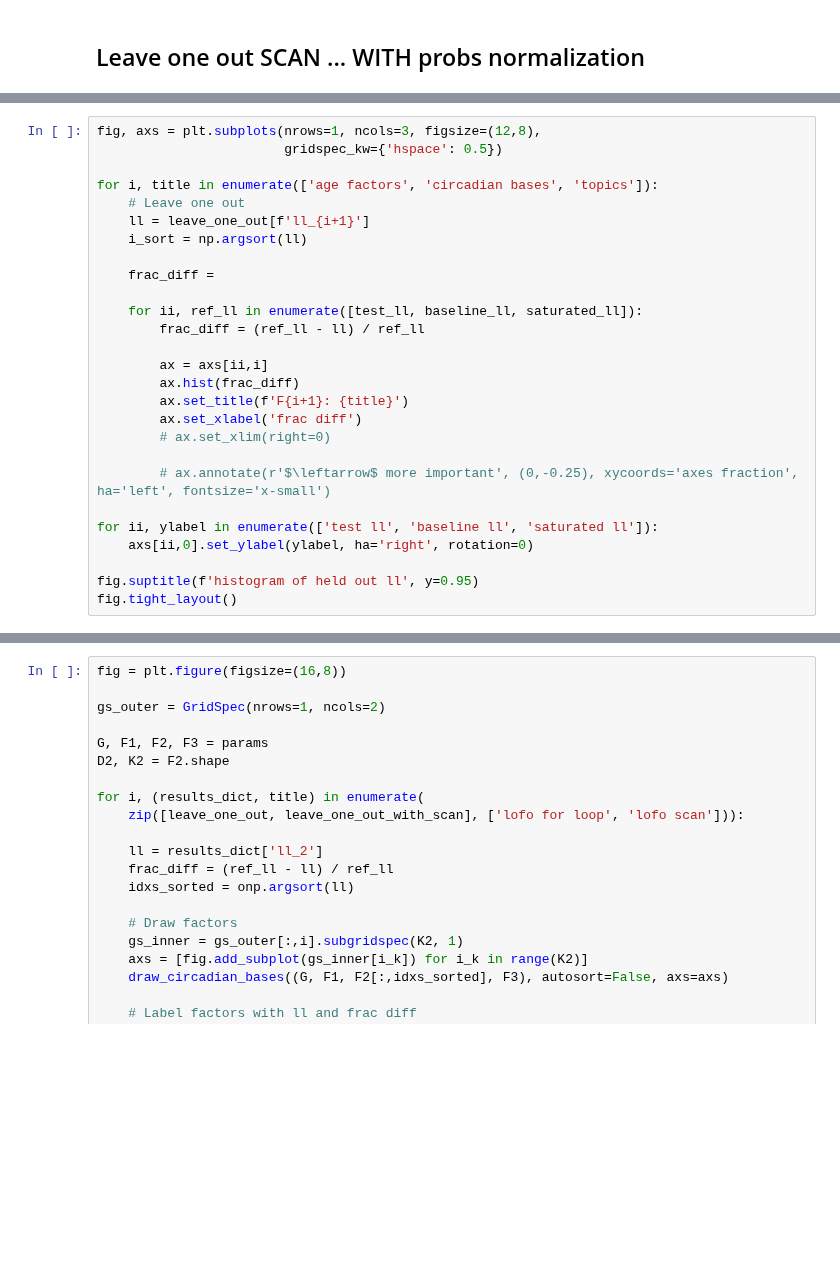
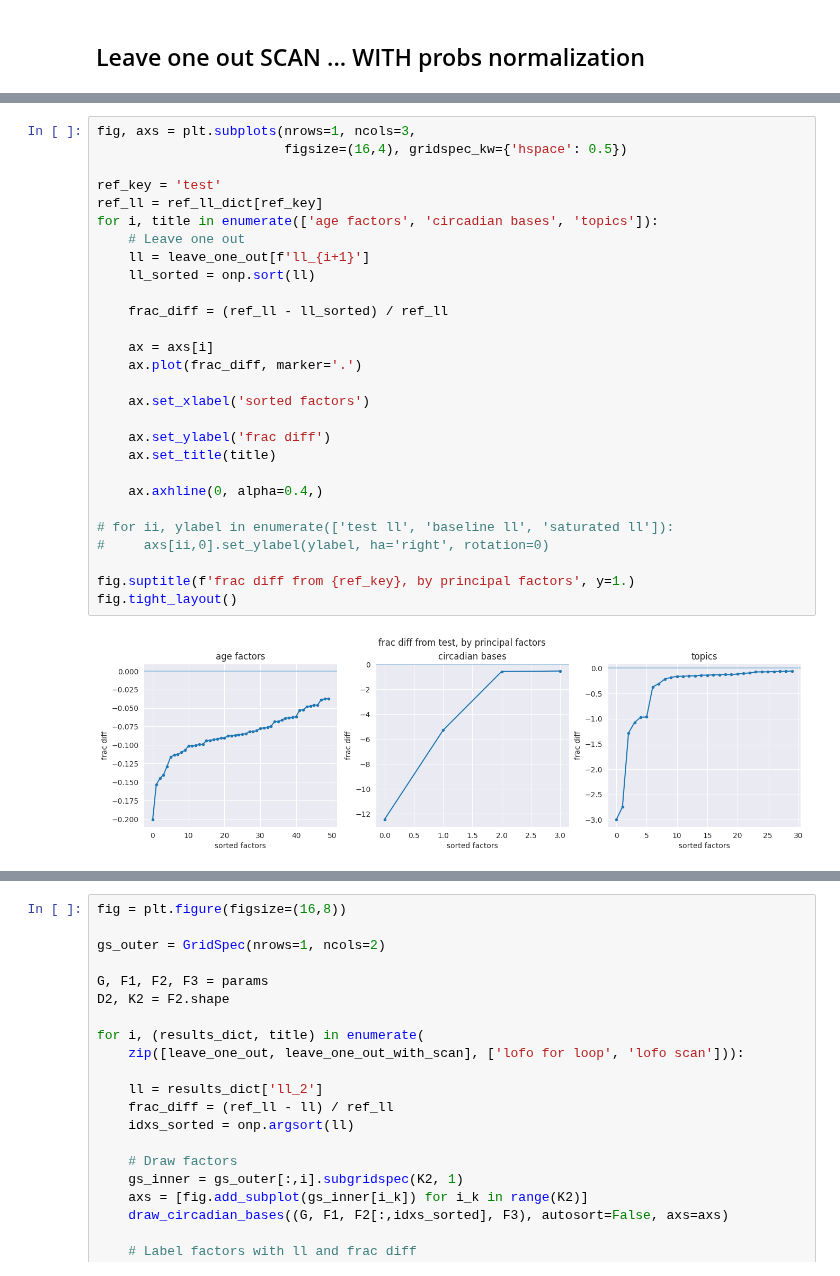
Before and after one commit to lindermanlab/dirichlet-tucker, a Jupyter notebook: analysis/kf-2023-11-07-loo-factor.ipynb, the cells around one changed output, grey strips where cells are left out. Drawn from its saved outputs; the diff is of its cells as text; blank space fills up the shorter version.

Commit message:
compare frac diff versus different reference lls

```diff
--- a/analysis/kf-2023-11-07-loo-factor.ipynb
+++ b/analysis/kf-2023-11-07-loo-factor.ipynb
@@ -159,27 +158,30 @@ fig.tight_layout()
 # %%
-fig, axs = plt.subplots(nrows=1, ncols=3, figsize=(12,8),
-                        gridspec_kw={'hspace': 0.5})
+fig, axs = plt.subplots(nrows=1, ncols=3,
+                        figsize=(16,4), gridspec_kw={'hspace': 0.5})
 
+ref_key = 'test'
+ref_ll = ref_ll_dict[ref_key]
 for i, title in enumerate(['age factors', 'circadian bases', 'topics']):
     # Leave one out
     ll = leave_one_out[f'll_{i+1}']
-    i_sort = np.argsort(ll)
+    ll_sorted = onp.sort(ll)
 
-    frac_diff =
+    frac_diff = (ref_ll - ll_sorted) / ref_ll
 
-    for ii, ref_ll in enumerate([test_ll, baseline_ll, saturated_ll]):
-        frac_diff = (ref_ll - ll) / ref_ll
+    ax = axs[i]
+    ax.plot(frac_diff, marker='.')
 
-        ax = axs[ii,i]
-        ax.hist(frac_diff)
-        ax.set_title(f'F{i+1}: {title}')
-        ax.set_xlabel('frac diff')
-        # ax.set_xlim(right=0)
+    ax.set_xlabel('sorted factors')
 
-        # ax.annotate(r'$\leftarrow$ more important', (0,-0.25), xycoords='axes fraction', ha='left', fontsize='x-small')
+    ax.set_ylabel('frac diff')
+    ax.set_title(title)
 
-for ii, ylabel in enumerate(['test ll', 'baseline ll', 'saturated ll']):
-    axs[ii,0].set_ylabel(ylabel, ha='right', rotation=0)
+    ax.axhline(0, alpha=0.4,)
 
-fig.suptitle(f'histogram of held out ll', y=0.95)
+# for ii, ylabel in enumerate(['test ll', 'baseline ll', 'saturated ll']):
+#     axs[ii,0].set_ylabel(ylabel, ha='right', rotation=0)
+
+fig.suptitle(f'frac diff from {ref_key}, by principal factors', y=1.)
 fig.tight_layout()
+# %% [output]
+[figure, added]
```
Also changed, not shown: parts of 6 cells of this notebook.
